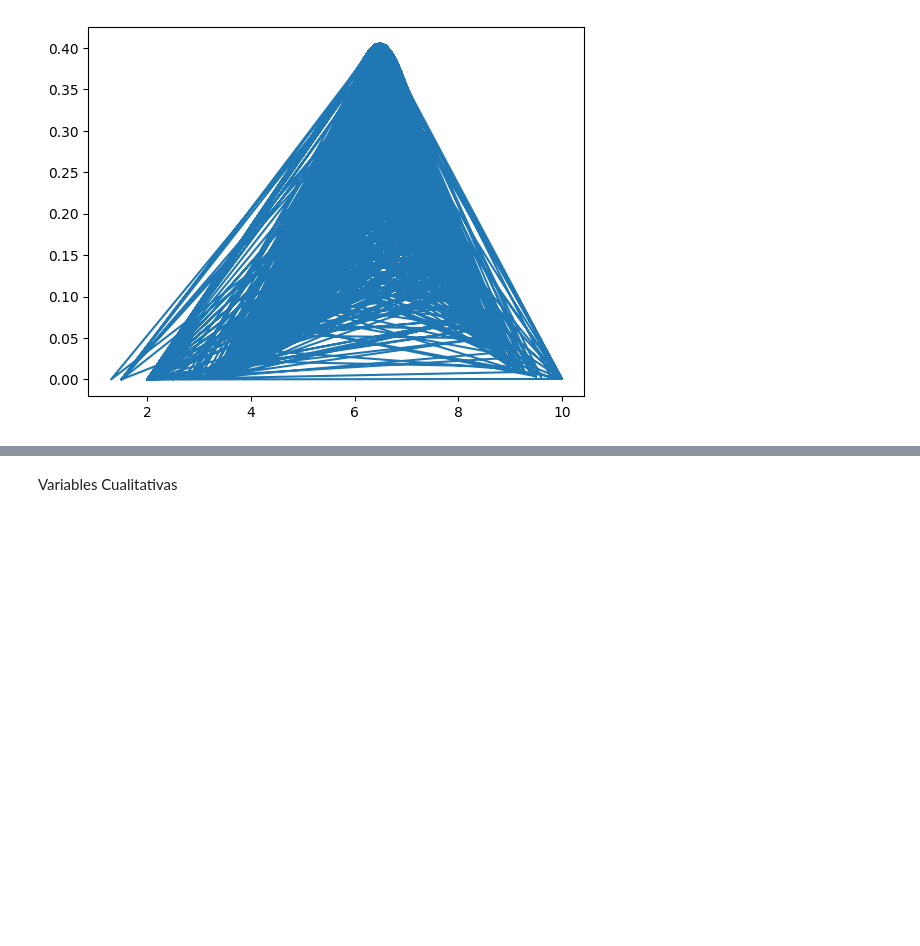
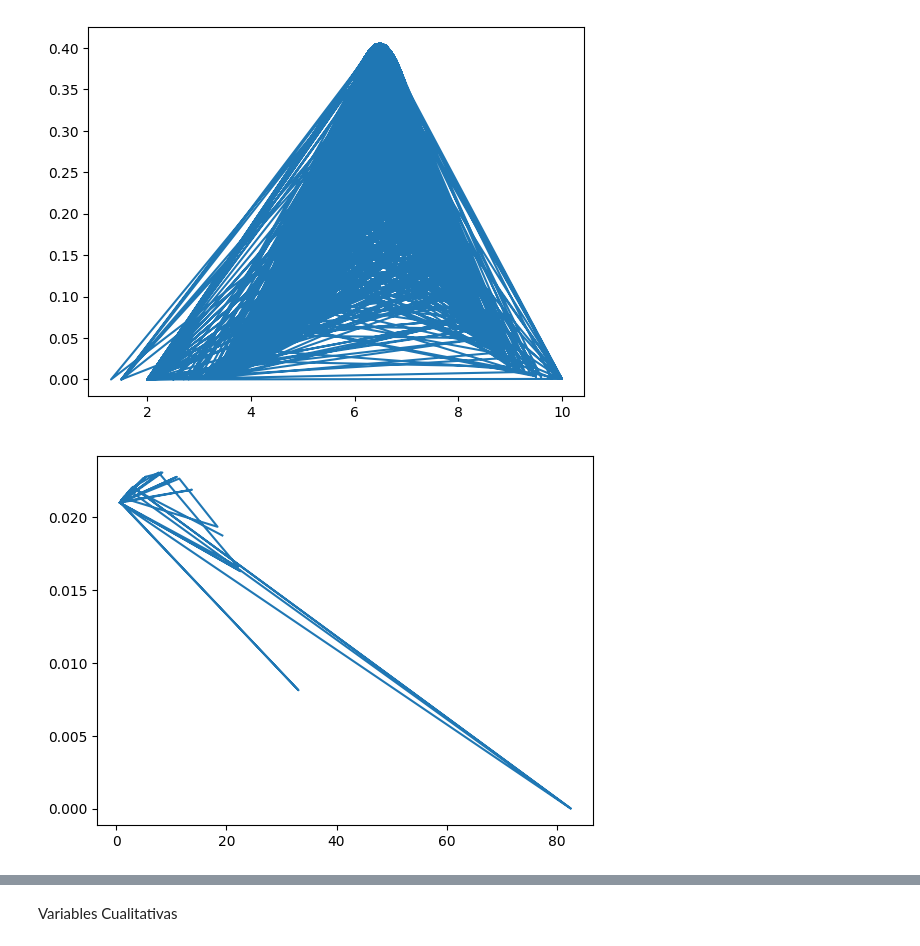
Before and after one commit to estebandonis/HT1-MineriadeDatos, a Jupyter notebook: ht1.ipynb, the cells around one changed output, grey strips where cells are left out. Drawn from its saved outputs; the diff is of its cells as text; code cells hidden in the pictures; blank space fills up the shorter version.

```diff
--- a/ht1.ipynb
+++ b/ht1.ipynb
@@ -171,3 +193,16 @@ plt.plot(voteAvg, norm.pdf(voteAvg, mean, sd))
 plt.show()
 # %% [output]
 [figure]
+# %%
+actorsPopularity = df['actorsPopularity']
+actorsPopularity = pd.to_numeric(df['actorsPopularity'], errors='coerce')
+actorsPopularity = actorsPopularity.dropna()
+
+# Calculating mean and standard deviation
+mean = statistics.mean(actorsPopularity)
+sd = statistics.stdev(actorsPopularity)
+
+plt.plot(actorsPopularity, norm.pdf(actorsPopularity, mean, sd))
+plt.show()
+# %% [output]
+[figure, added]
```
Also changed, not shown: parts of 18 cells of this notebook.
